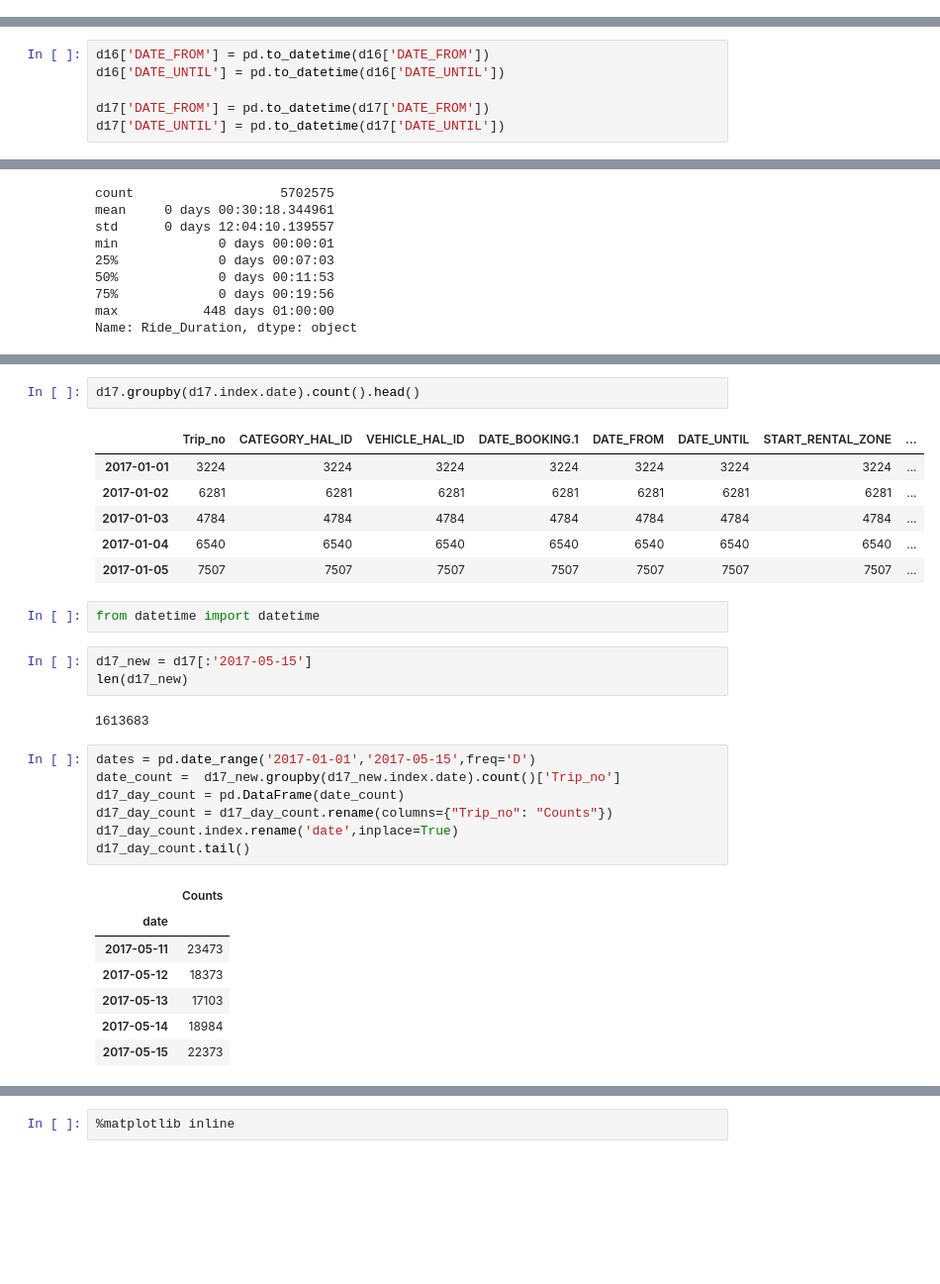
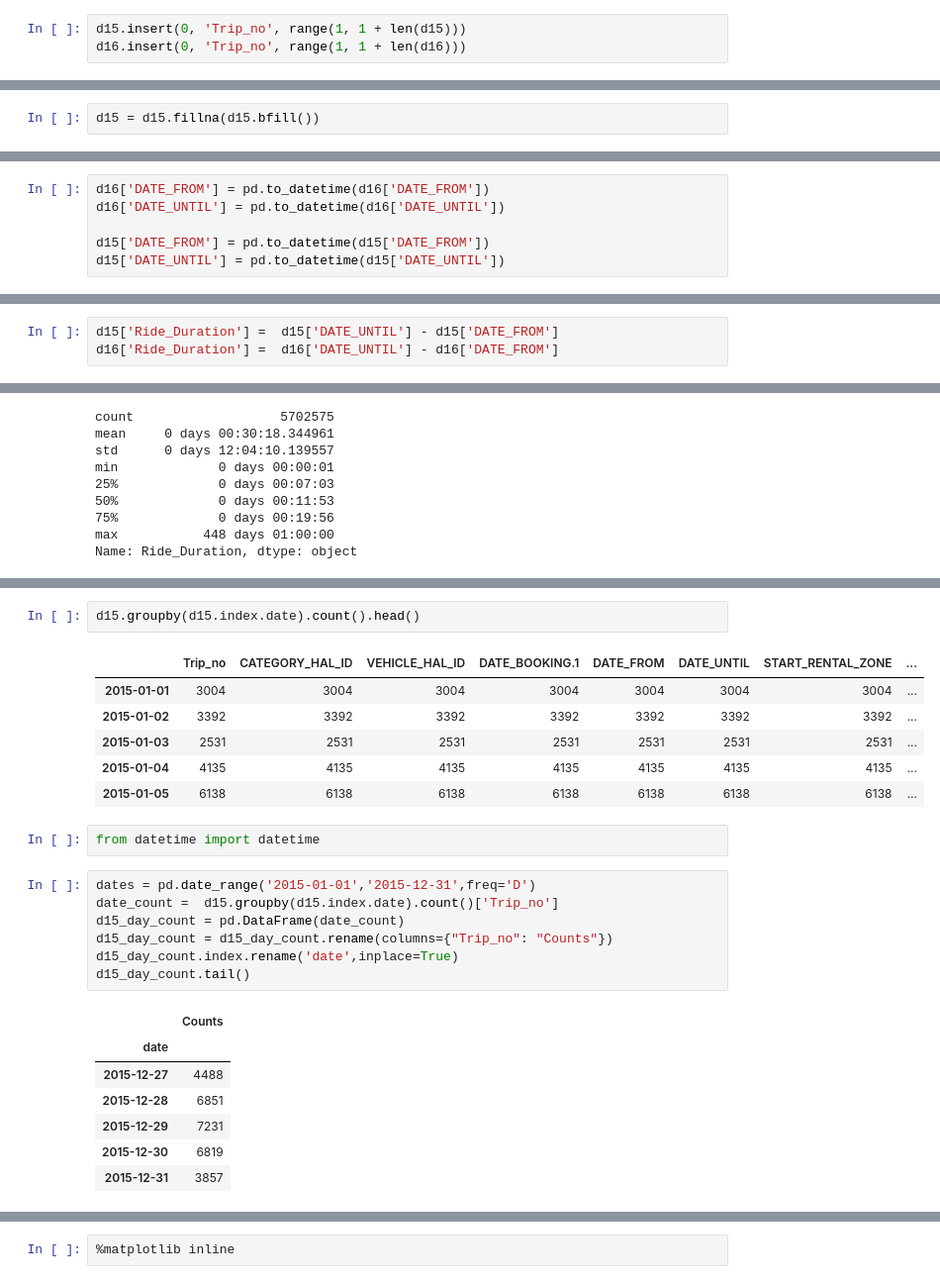
Before and after one commit to chinmaydas96/Bike_sharing, a Jupyter notebook: Call_a_bike_Relation.ipynb, the cells around one changed output, grey strips where cells are left out. Shown at 99% size. Saved outputs shown, nothing was run; the diff lists cells and outputs as text; blank space fills up the shorter version.

```diff
--- a/Call_a_bike_Relation.ipynb
+++ b/Call_a_bike_Relation.ipynb
@@ -76,0 +71,3 @@ d17.insert(0, 'Trip_no', range(1, 1 + len(d17)))
+# %%
+d15.insert(0, 'Trip_no', range(1, 1 + len(d15)))
+d16.insert(0, 'Trip_no', range(1, 1 + len(d16)))
@@ -131,2 +128,4 @@ dtype: int64
+# %%
+d15 = d15.fillna(d15.bfill())
 # %%
 d16 = d16.fillna(d16.bfill())
@@ -190,5 +208,5 @@ print(len(d17['START_RENTAL_ZONE'].unique()))
 d16['DATE_FROM'] = pd.to_datetime(d16['DATE_FROM'])
 d16['DATE_UNTIL'] = pd.to_datetime(d16['DATE_UNTIL'])
 
-d17['DATE_FROM'] = pd.to_datetime(d17['DATE_FROM'])
-d17['DATE_UNTIL'] = pd.to_datetime(d17['DATE_UNTIL'])
+d15['DATE_FROM'] = pd.to_datetime(d15['DATE_FROM'])
+d15['DATE_UNTIL'] = pd.to_datetime(d15['DATE_UNTIL'])
@@ -198,3 +213,6 @@ d17['Ride_Duration'] =  d17['DATE_UNTIL'] - d17['DATE_FROM']
+# %%
+d15['Ride_Duration'] =  d15['DATE_UNTIL'] - d15['DATE_FROM']
+d16['Ride_Duration'] =  d16['DATE_UNTIL'] - d16['DATE_FROM']
 # %%
 d16['Ride_Duration'].describe()
 # %% [output]
@@ -236,31 +250,26 @@ d17.head()
 # %%
-d17.groupby(d17.index.date).count().head()
+d15.groupby(d15.index.date).count().head()
 # %% [output]
 |  | Trip_no | CATEGORY_HAL_ID | VEHICLE_HAL_ID | DATE_BOOKING.1 | DATE_FROM | DATE_UNTIL | START_RENTAL_ZONE | ... |
-| 2017-01-01 | 3224 | 3224 | 3224 | 3224 | 3224 | 3224 | 3224 | ... |
-| 2017-01-02 | 6281 | 6281 | 6281 | 6281 | 6281 | 6281 | 6281 | ... |
-| 2017-01-03 | 4784 | 4784 | 4784 | 4784 | 4784 | 4784 | 4784 | ... |
-| 2017-01-04 | 6540 | 6540 | 6540 | 6540 | 6540 | 6540 | 6540 | ... |
-| 2017-01-05 | 7507 | 7507 | 7507 | 7507 | 7507 | 7507 | 7507 | ... |
+| 2015-01-01 | 3004 | 3004 | 3004 | 3004 | 3004 | 3004 | 3004 | ... |
+| 2015-01-02 | 3392 | 3392 | 3392 | 3392 | 3392 | 3392 | 3392 | ... |
+| 2015-01-03 | 2531 | 2531 | 2531 | 2531 | 2531 | 2531 | 2531 | ... |
+| 2015-01-04 | 4135 | 4135 | 4135 | 4135 | 4135 | 4135 | 4135 | ... |
+| 2015-01-05 | 6138 | 6138 | 6138 | 6138 | 6138 | 6138 | 6138 | ... |
 # %%
 from datetime import datetime
-# %%
-d17_new = d17[:'2017-05-15']
-len(d17_new)
-# %% [output]
-1613683
 # %%
-dates = pd.date_range('2017-01-01','2017-05-15',freq='D')
-date_count =  d17_new.groupby(d17_new.index.date).count()['Trip_no']
-d17_day_count = pd.DataFrame(date_count)
-d17_day_count = d17_day_count.rename(columns={"Trip_no": "Counts"})
-d17_day_count.index.rename('date',inplace=True)
-d17_day_count.tail()
+dates = pd.date_range('2015-01-01','2015-12-31',freq='D')
+date_count =  d15.groupby(d15.index.date).count()['Trip_no']
+d15_day_count = pd.DataFrame(date_count)
+d15_day_count = d15_day_count.rename(columns={"Trip_no": "Counts"})
+d15_day_count.index.rename('date',inplace=True)
+d15_day_count.tail()
 # %% [output]
 |  | Counts |
 | date |  |
-| 2017-05-11 | 23473 |
-| 2017-05-12 | 18373 |
-| 2017-05-13 | 17103 |
-| 2017-05-14 | 18984 |
-| 2017-05-15 | 22373 |
+| 2015-12-27 | 4488 |
+| 2015-12-28 | 6851 |
+| 2015-12-29 | 7231 |
+| 2015-12-30 | 6819 |
+| 2015-12-31 | 3857 |
```
Also changed, not shown: parts of 66 cells of this notebook, 1 other file.
